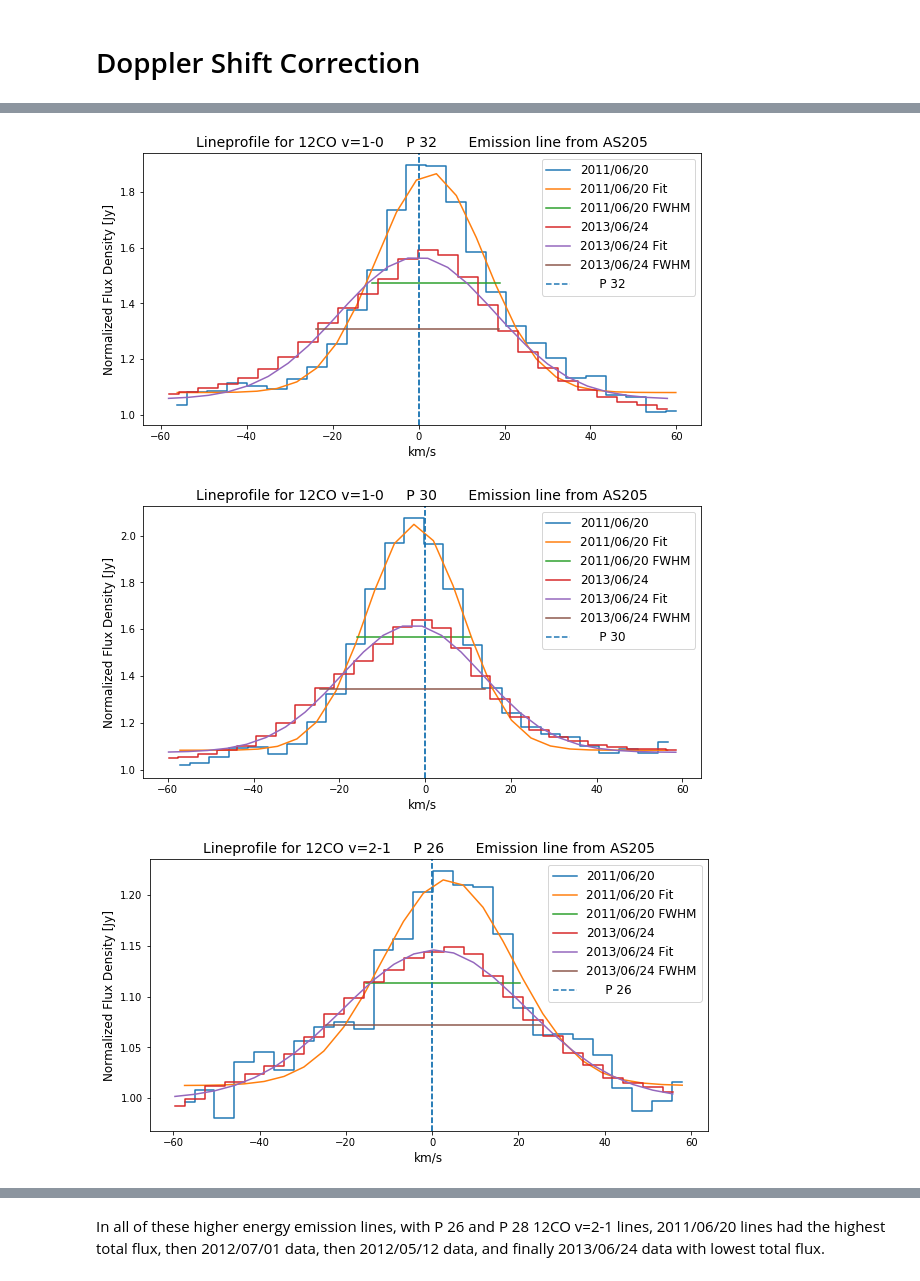
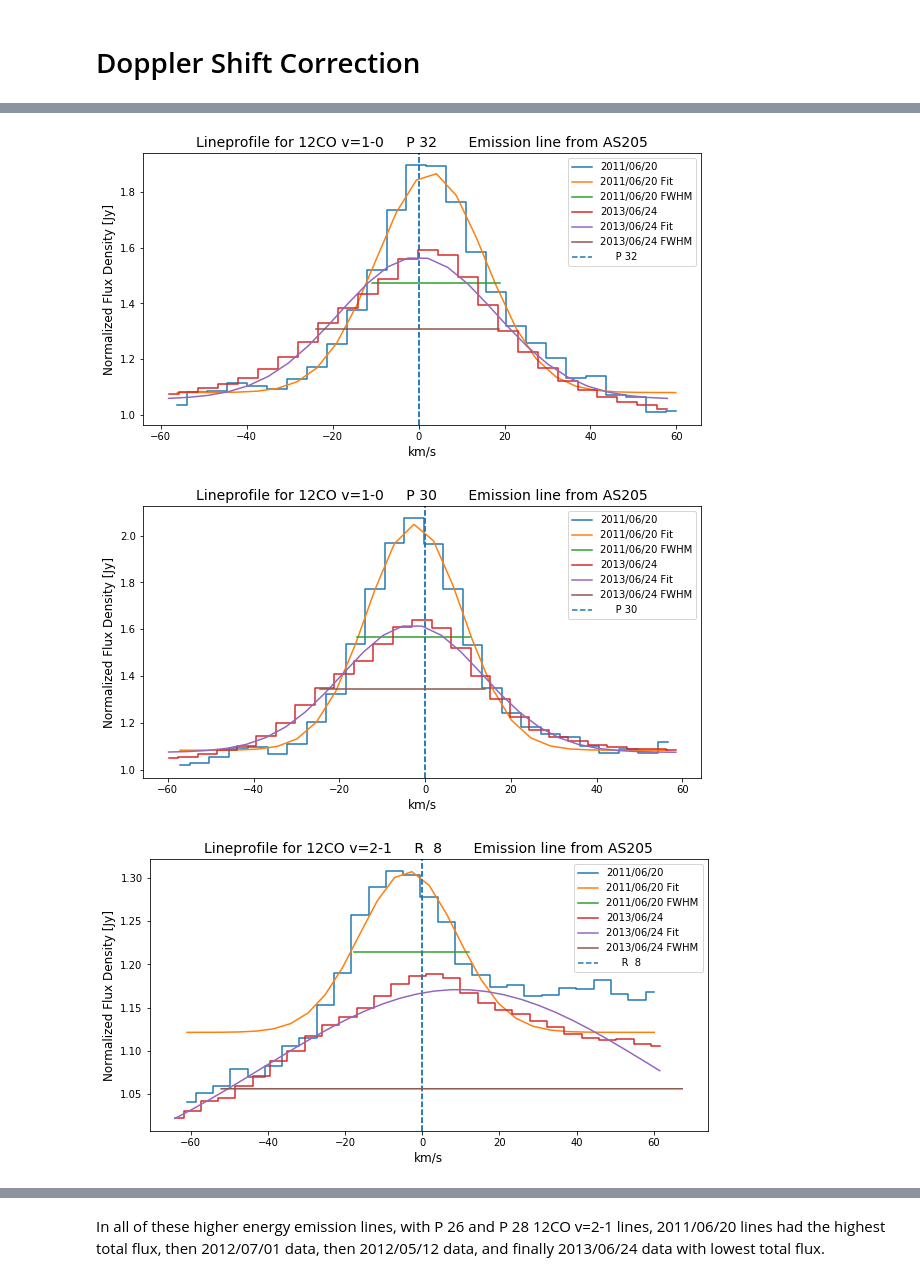
Before and after one commit to adamoses/URSIProject, a Jupyter notebook: as205_analysis.ipynb, the cells around one changed output, grey strips where cells are left out. Drawn from its saved outputs; the diff is of its cells as text; code cells hidden in the pictures.

```diff
--- a/as205_analysis.ipynb
+++ b/as205_analysis.ipynb
@@ -186,16 +167,30 @@ def graph_emission_line(hitranData, observations, dates, src, fitLines=True, km=
     fig=plt.figure(figsize(10,5))
     ax=fig.add_subplot(111)
 
+    def waveToKM(myLambda, DLambda):
+        vel = DLambda*const.c.to('km/s').value/ myLambda
+        return vel
+
+#######################################################################
+
+    # For each date of observations, graph emission line
     for i in arange(dates.size):
         myBool = (observations[i]['wave'] > hitranData['wave']-0.001) & (observations[i]['wave'] < hitranData['wave']+0.001)
         wave=observations[i]['wave'][myBool]
         div=observations[i]['div'][myBool]
         k_m = waveToKM(hitranData['wave'], wave-hitranData['wave'])
+
+#######################################################################
+
+        # Plotting with x-axis in km/s
         if km:
             ax.plot(k_m, div, drawstyle='steps-mid', label=dates[i])
             ax.set_xlabel('km/s', fontsize=12)
-            #fitLines=False
             axvline(0, 0,2, linestyle='--')
+
+#######################################################################
+
+            # fitLines will plot a line fit, and illustrate FWHM on emission line profile
             if fitLines:
                 fit = line_fit(wave, div, nterms=4, p0=[0.1, hitranData['wave'], fwhm_to_sigma(20*1e3/const.c.value*hitranData['wave']), 1])
                 ax.plot(k_m, fit['yfit'], label=dates[i]+' Fit')
@@ -204,6 +199,9 @@ def graph_emission_line(hitranData, observations, dates, src, fitLines=True, km=
                 x=arange(waveMax-fwhm.value/2, waveMax+fwhm.value/2, 0.1)
                 ax.plot(x, np.full(x.size, np.max(fit['yfit'])-(np.max(fit['yfit'])-fit['parameters'][3])/2), label=dates[i]+' FWHM')
 
+#######################################################################
+
+        # Plotting with wavelength on x-axis
         else:
             ax.plot(wave,div,drawstyle='steps-mid', label=dates[i])
             ax.set_xlim(hitranData['wave']-0.001, hitranData['wave']+0.001)
@@ -213,9 +211,10 @@ def graph_emission_line(hitranData, observations, dates, src, fitLines=True, km=
                 fit = line_fit(wave, div, nterms=4, p0=[0.1, hitranData['wave'], fwhm_to_sigma(20*1e3/const.c.value*hitranData['wave']), 1])
                 ax.plot(wave, fit['yfit'], label=dates[i]+' Fit')
 
+#######################################################################
 
+    # Plotting hitran emisssion line
     ax.axvline(0,0,0,linestyle='--', label=hitranData['Qpp'])
-    ax.legend(loc=1, prop={'size':12})
 
     if(hitranData['local_iso_id']==1):
         isotope = '12CO'
@@ -228,10 +227,12 @@ def graph_emission_line(hitranData, observations, dates, src, fitLines=True, km=
         trans= 'v=2-1'
 
     pNum = hitranData['Qpp']
+    title = 'Lineprofile for '+isotope+' '+trans+pNum+' Emission line from '+src
 
-    title = 'Lineprofile for '+isotope+' '+trans+pNum+' Emission line from '+src
+    # Setting title and axes labels
     ax.set_title(title, fontsize=14)
     ax.set_ylabel('Normalized Flux Density [Jy]', fontsize=12)
+    ax.legend()
 # %%
 observations = np.array([data20110620,data20120512,data20120701,data20130624])
 dates = np.array(['2011/06/20','2012/05/12','2012/07/01','2013/06/24'])
@@ -255,14 +256,14 @@ for i in arange(hitran12CO2_1['wave'].size):
 # %%
-observations = np.array([data20110620,data20130624])
-dates = np.array(['2011/06/20','2013/06/24'])
+observations = np.array([data20110620, data20130624])
+dates = np.array(['2011/06/20', '2013/06/24'])
 
 graph_emission_line(hitran12CO1_0[0], observations, dates,'AS205', km=True)
 graph_emission_line(hitran12CO1_0[2], observations, dates,'AS205', km=True)
-graph_emission_line(hitran12CO2_1[2], observations, dates,'AS205', km=True)
+graph_emission_line(hitran12CO2_1[6], observations, dates,'AS205', km=True)
 # %% [output]
-[figure, old version]
+[figure, new version]
-[figure, old version]
+[figure, new version]
-[figure, old version]
+[figure, new version]
 # %%
 t1=calc_fluxes(data20110620['wave'],data20110620['div'],hitran12CO1_0)
 t2=calc_fluxes(data20120512['wave'],data20120512['div'],hitran12CO1_0)
```
Also changed, not shown: parts of 27 cells of this notebook, 1 other file.
